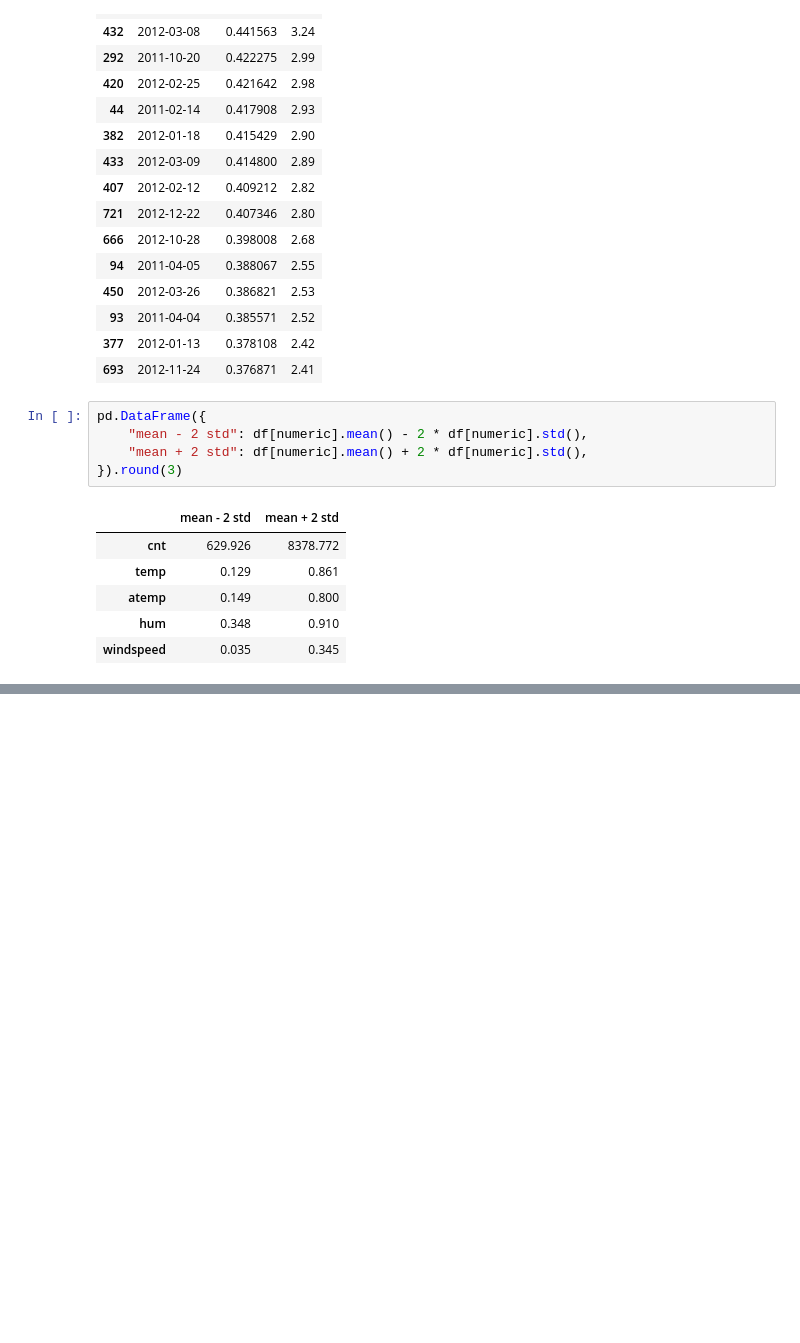
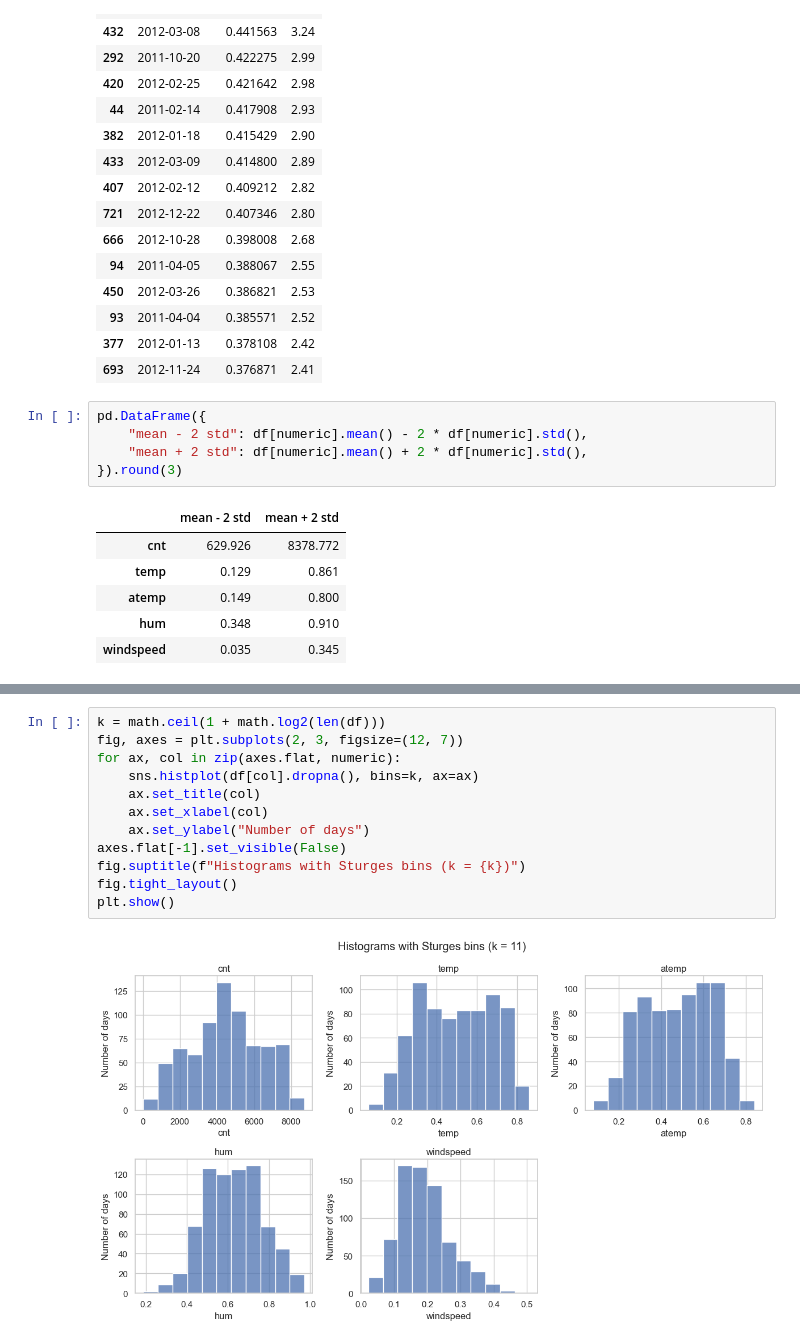
Before and after one commit to husnaaydn/bike-sharing-eda-project, a Jupyter notebook: bike_sharing_project.ipynb, the cells around one changed output, grey strips where cells are left out. Cells and saved outputs as stored; diff of their text form; blank space fills up the shorter version.

```diff
--- a/bike_sharing_project.ipynb
+++ b/bike_sharing_project.ipynb
@@ -782,0 +807,14 @@ pd.DataFrame({
+# %%
+k = math.ceil(1 + math.log2(len(df)))
+fig, axes = plt.subplots(2, 3, figsize=(12, 7))
+for ax, col in zip(axes.flat, numeric):
+    sns.histplot(df[col].dropna(), bins=k, ax=ax)
+    ax.set_title(col)
+    ax.set_xlabel(col)
+    ax.set_ylabel("Number of days")
+axes.flat[-1].set_visible(False)
+fig.suptitle(f"Histograms with Sturges bins (k = {k})")
+fig.tight_layout()
+plt.show()
+# %% [output]
+[figure, added]
```
Also changed, not shown: parts of 10 cells of this notebook.
